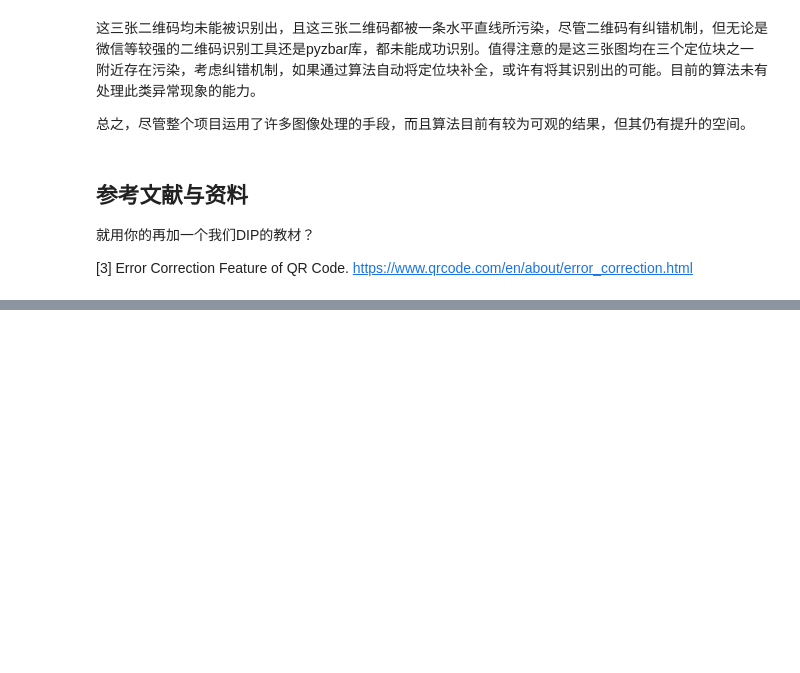
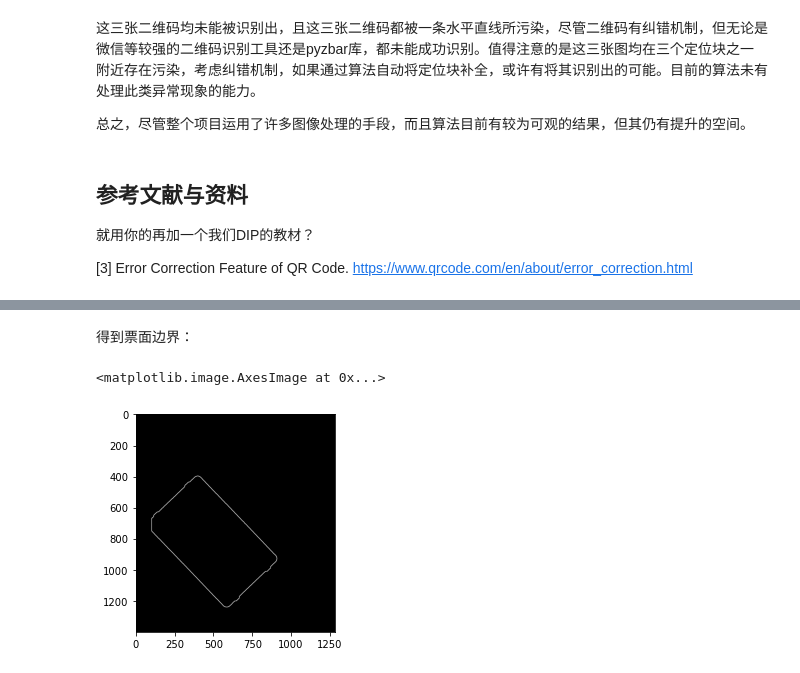
Before and after one commit to SpiritedAwayCN/2020-DIP-Final-Project, a Jupyter notebook: report-part3.ipynb, the cells around one changed output, grey strips where cells are left out. Cells and saved outputs as stored; diff of their text form; code cells hidden in the pictures; blank space fills up the shorter version.

```diff
--- a/report-part3.ipynb
+++ b/report-part3.ipynb
@@ -471,0 +401,23 @@ print('\ndone!')
+# %% [markdown]
+得到票面边界：
+# %%
+blurred_img = cv2.medianBlur(att_img, 5)
+_, thres_img = cv2.threshold(blurred_img, 80, 255, cv2.THRESH_BINARY)
+kernel = cv2.getStructuringElement(cv2.MORPH_RECT, (10, 10))
+morphed_img = cv2.morphologyEx(thres_img, cv2.MORPH_CLOSE, kernel)
+canny = cv2.Canny(morphed_img, 40, 150)
+contours, _ = cv2.findContours(canny, cv2.RETR_EXTERNAL, cv2.CHAIN_APPROX_SIMPLE)
+
+max_contour ,max_area = 0, 0
+for contour in contours:
+    tmp = cv2.contourArea(contour)
+    if tmp > max_area:
+        max_contour, max_area = contour, tmp
+max_contour = max_contour[::-1, :, :]
+
+edge = np.zeros((att_img.shape[0], att_img.shape[1], 3), dtype=np.int32)
+cv2.drawContours(edge, [max_contour], -1, (255, 255, 255), 2)
+plt.imshow(edge, cmap='gray')
+# %% [output]
+<matplotlib.image.AxesImage at 0x...>
+[figure, added]
```
Also changed, not shown: parts of 9 cells of this notebook, 3 other files.
